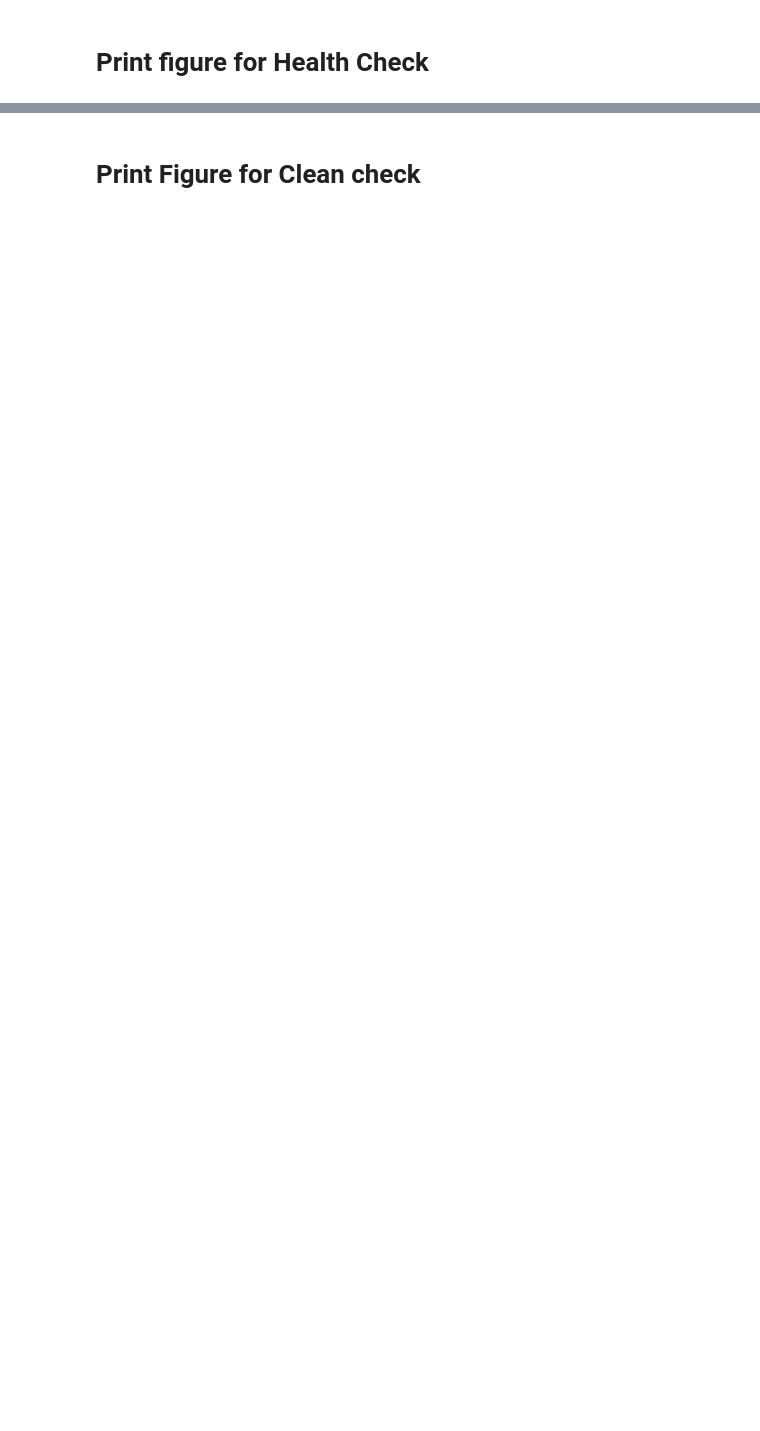
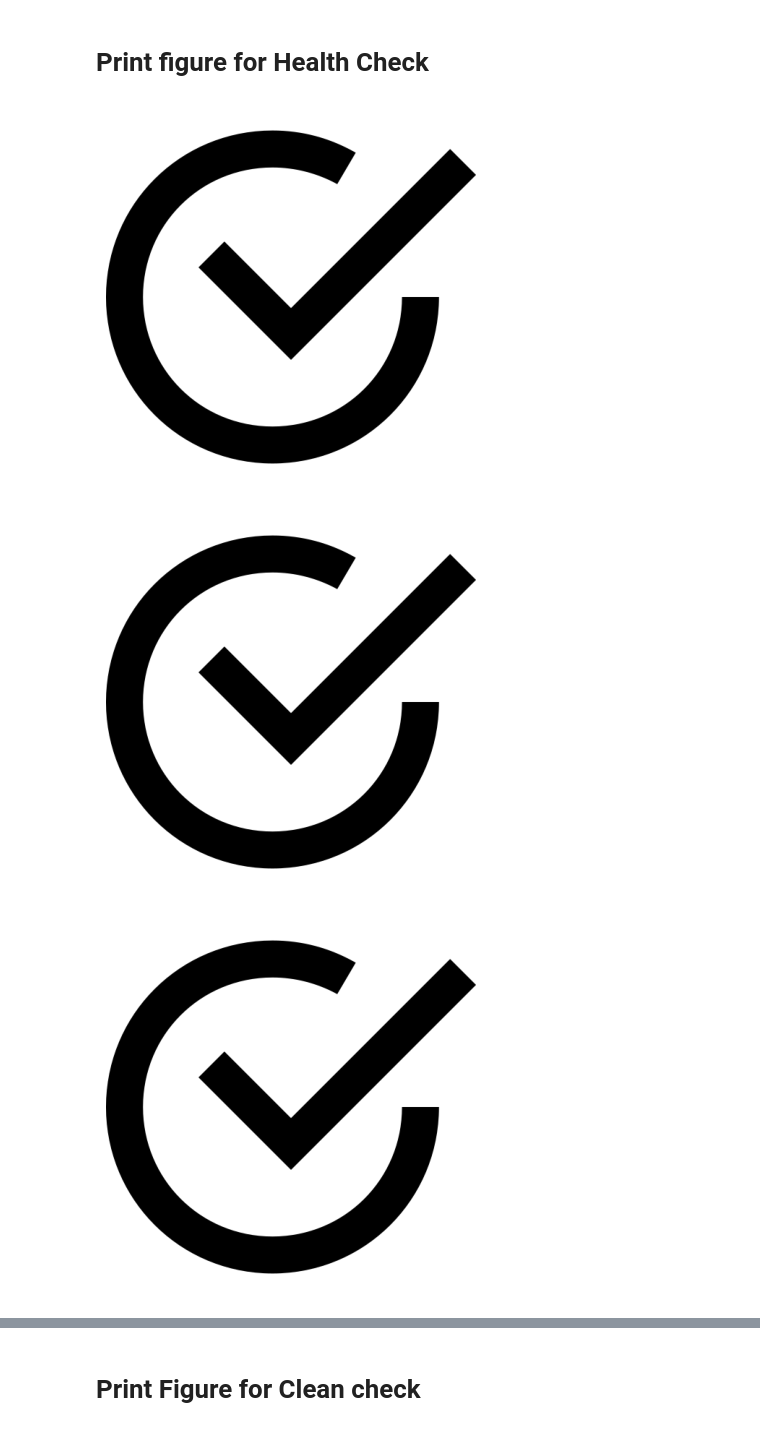
Before and after one commit to Sireetron/mhl-ma-mcc-report, a Jupyter notebook: sections/Zabbix/health_check.ipynb, the cells around one changed output, grey strips where cells are left out. Saved outputs shown, nothing was run; the diff lists cells and outputs as text; code cells hidden in the pictures; blank space fills up the shorter version.

```diff
--- a/sections/Zabbix/health_check.ipynb
+++ b/sections/Zabbix/health_check.ipynb
@@ -27,25 +100,31 @@ status
 # Print figure for Health Check
 # %%
 # Replace 'path/to/your/image.jpg' with the actual path to your image file
-image_pass =  './sections/Zabbix/Image/pass.png'
-image_not_pass =  './sections/Zabbix/Image/not_pass.png'
+# image_pass =  './sections/Zabbix/Image/pass.png'
+# image_not_pass =  './sections/Zabbix/Image/not_pass.png'
+image_pass = 'C:/Users/jdpsk/OneDrive/Desktop/ST/report_water/pass.png'
+image_not_pass = 'C:/Users/jdpsk/OneDrive/Desktop/ST/report_water/not_pass.png'
 
 # Open the image using Pillow
 img_pass = Image.open(image_pass)
 img_not_pass = Image.open(image_not_pass)
 
 def show_img(status):
     if status == True:
         img = img_pass
     else: img = img_not_pass
     return img
 
 # Display 10 figures using a for loop
 for i in lst_health:
     img = show_img(i)
     plt.figure()  # Create a new figure
     plt.imshow(img)
     plt.axis('off')  # Turn off axis labels
 
 # # # Show all figures
 plt.show()
+# %% [output]
+[figure, added]
+[figure, added]
+[figure, added]
```
Also changed, not shown: parts of 9 cells of this notebook, 2 other files.
